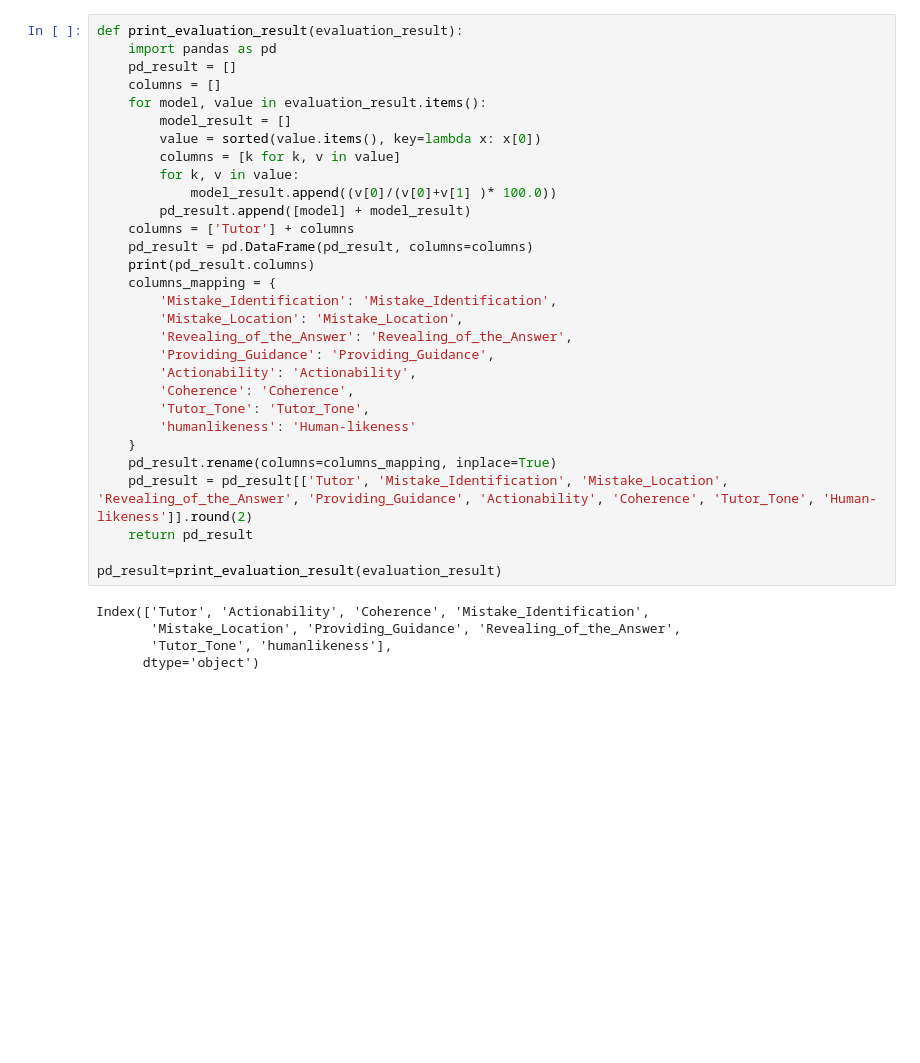
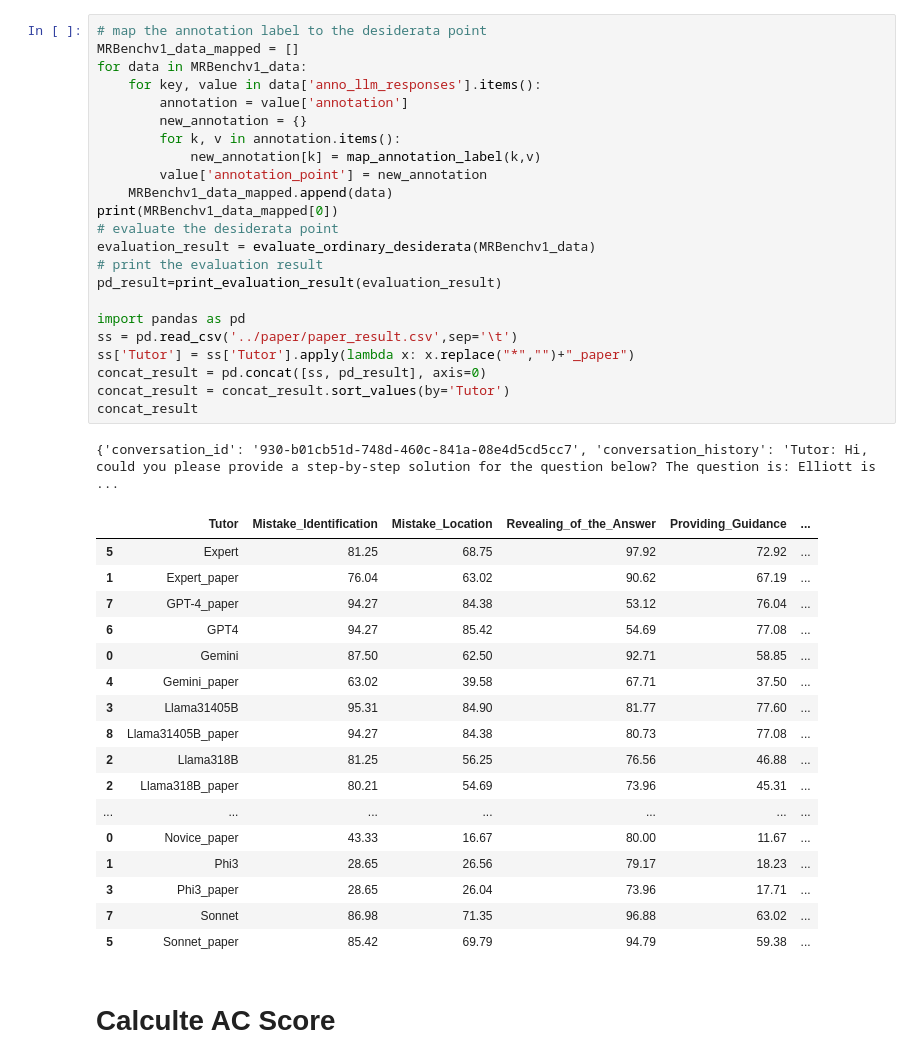
Before and after one commit to XqFeng-Josie/Unifying_AI_Tutor_Evaluation_PaperReplicate, a Jupyter notebook: code/data_analysis.ipynb, the cells around one changed output. Saved outputs shown, nothing was run; the diff lists cells and outputs as text; blank space fills up the shorter version.

```diff
--- a/code/data_analysis.ipynb
+++ b/code/data_analysis.ipynb
@@ -109,36 +202,45 @@ evaluation_result = evaluate_ordinay_desiderata(MRBenchv1_data)
 # %%
-def print_evaluation_result(evaluation_result):
-    import pandas as pd
-    pd_result = []
-    columns = []
-    for model, value in evaluation_result.items():
-        model_result = []
-        value = sorted(value.items(), key=lambda x: x[0])
-        columns = [k for k, v in value]
-        for k, v in value:
-            model_result.append((v[0]/(v[0]+v[1] )* 100.0))
-        pd_result.append([model] + model_result)
-    columns = ['Tutor'] + columns
-    pd_result = pd.DataFrame(pd_result, columns=columns)
-    print(pd_result.columns)
-    columns_mapping = {
-        'Mistake_Identification': 'Mistake_Identification',
-        'Mistake_Location': 'Mistake_Location',
-        'Revealing_of_the_Answer': 'Revealing_of_the_Answer',
-        'Providing_Guidance': 'Providing_Guidance',
-        'Actionability': 'Actionability',
-        'Coherence': 'Coherence',
-        'Tutor_Tone': 'Tutor_Tone',
-        'humanlikeness': 'Human-likeness'
-    }
-    pd_result.rename(columns=columns_mapping, inplace=True)
-    pd_result = pd_result[['Tutor', 'Mistake_Identification', 'Mistake_Location', 'Revealing_of_the_Answer', 'Providing_Guidance', 'Actionability', 'Coherence', 'Tutor_Tone', 'Human-likeness']].round(2)
-    return pd_result
+# map the annotation label to the desiderata point
+MRBenchv1_data_mapped = []
+for data in MRBenchv1_data:
+    for key, value in data['anno_llm_responses'].items():
+        annotation = value['annotation']
+        new_annotation = {}
+        for k, v in annotation.items():
+            new_annotation[k] = map_annotation_label(k,v)
+        value['annotation_point'] = new_annotation
+    MRBenchv1_data_mapped.append(data)
+print(MRBenchv1_data_mapped[0])
+# evaluate the desiderata point
+evaluation_result = evaluate_ordinary_desiderata(MRBenchv1_data)
+# print the evaluation result
+pd_result=print_evaluation_result(evaluation_result)
 
-pd_result=print_evaluation_result(evaluation_result)
+import pandas as pd
+ss = pd.read_csv('../paper/paper_result.csv',sep='\t')
+ss['Tutor'] = ss['Tutor'].apply(lambda x: x.replace("*","")+"_paper")
+concat_result = pd.concat([ss, pd_result], axis=0)
+concat_result = concat_result.sort_values(by='Tutor')
+concat_result
 # %% [output]
-Index(['Tutor', 'Actionability', 'Coherence', 'Mistake_Identification',
-       'Mistake_Location', 'Providing_Guidance', 'Revealing_of_the_Answer',
-       'Tutor_Tone', 'humanlikeness'],
-      dtype='object')
+{'conversation_id': '930-b01cb51d-748d-460c-841a-08e4d5cd5cc7', 'conversation_history': 'Tutor: Hi, could you please provide a step-by-step solution for the question below? The question is: Elliott is ...
+|  | Tutor | Mistake_Identification | Mistake_Location | Revealing_of_the_Answer | Providing_Guidance | ... |
+| 5 | Expert | 81.25 | 68.75 | 97.92 | 72.92 | ... |
+| 1 | Expert_paper | 76.04 | 63.02 | 90.62 | 67.19 | ... |
+| 7 | GPT-4_paper | 94.27 | 84.38 | 53.12 | 76.04 | ... |
+| 6 | GPT4 | 94.27 | 85.42 | 54.69 | 77.08 | ... |
+| 0 | Gemini | 87.50 | 62.50 | 92.71 | 58.85 | ... |
+| 4 | Gemini_paper | 63.02 | 39.58 | 67.71 | 37.50 | ... |
+| 3 | Llama31405B | 95.31 | 84.90 | 81.77 | 77.60 | ... |
+| 8 | Llama31405B_paper | 94.27 | 84.38 | 80.73 | 77.08 | ... |
+| 2 | Llama318B | 81.25 | 56.25 | 76.56 | 46.88 | ... |
+| 2 | Llama318B_paper | 80.21 | 54.69 | 73.96 | 45.31 | ... |
+| ... | ... | ... | ... | ... | ... | ... |
+| 0 | Novice_paper | 43.33 | 16.67 | 80.00 | 11.67 | ... |
+| 1 | Phi3 | 28.65 | 26.56 | 79.17 | 18.23 | ... |
+| 3 | Phi3_paper | 28.65 | 26.04 | 73.96 | 17.71 | ... |
+| 7 | Sonnet | 86.98 | 71.35 | 96.88 | 63.02 | ... |
+| 5 | Sonnet_paper | 85.42 | 69.79 | 94.79 | 59.38 | ... |
+# %% [markdown]
+# Calculte AC Score
 # %%
```
Also changed, not shown: parts of 13 cells of this notebook, 7 other files.
